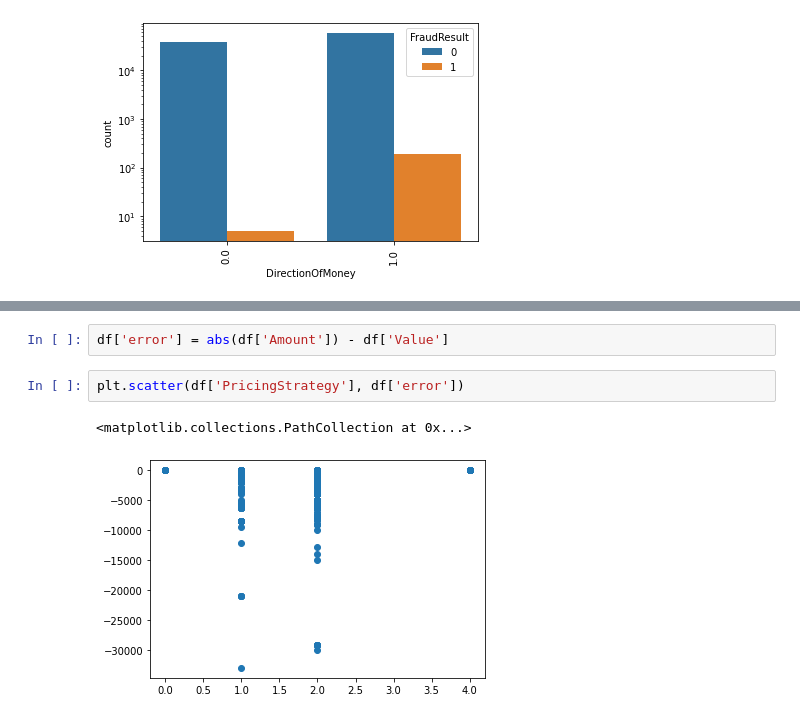
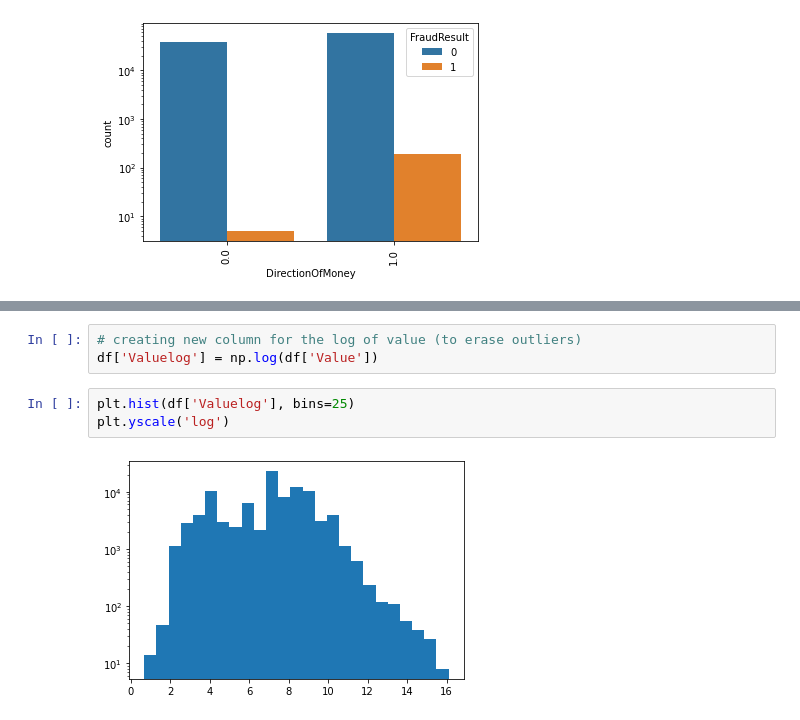
Before and after one commit to katwegner/fraud, a Jupyter notebook: eda.ipynb, the cells around one changed output, grey strips where cells are left out. Cells and saved outputs as stored; diff of their text form.

Commit message:
value log and sampling

```diff
--- a/eda.ipynb
+++ b/eda.ipynb
@@ -222,7 +116,8 @@ plt.hist(np.log(data.Value), bins = 30)
-# %%
-df['error'] = abs(df['Amount']) - df['Value']
-# %%
-plt.scatter(df['PricingStrategy'], df['error'])
-# %% [output]
-<matplotlib.collections.PathCollection at 0x...>
-[figure, removed]
+# %%
+# creating new column for the log of value (to erase outliers)
+df['Valuelog'] = np.log(df['Value'])
+# %%
+plt.hist(df['Valuelog'], bins=25)
+plt.yscale('log')
+# %% [output]
+[figure, added]
```
Also changed, not shown: parts of 18 cells of this notebook.
